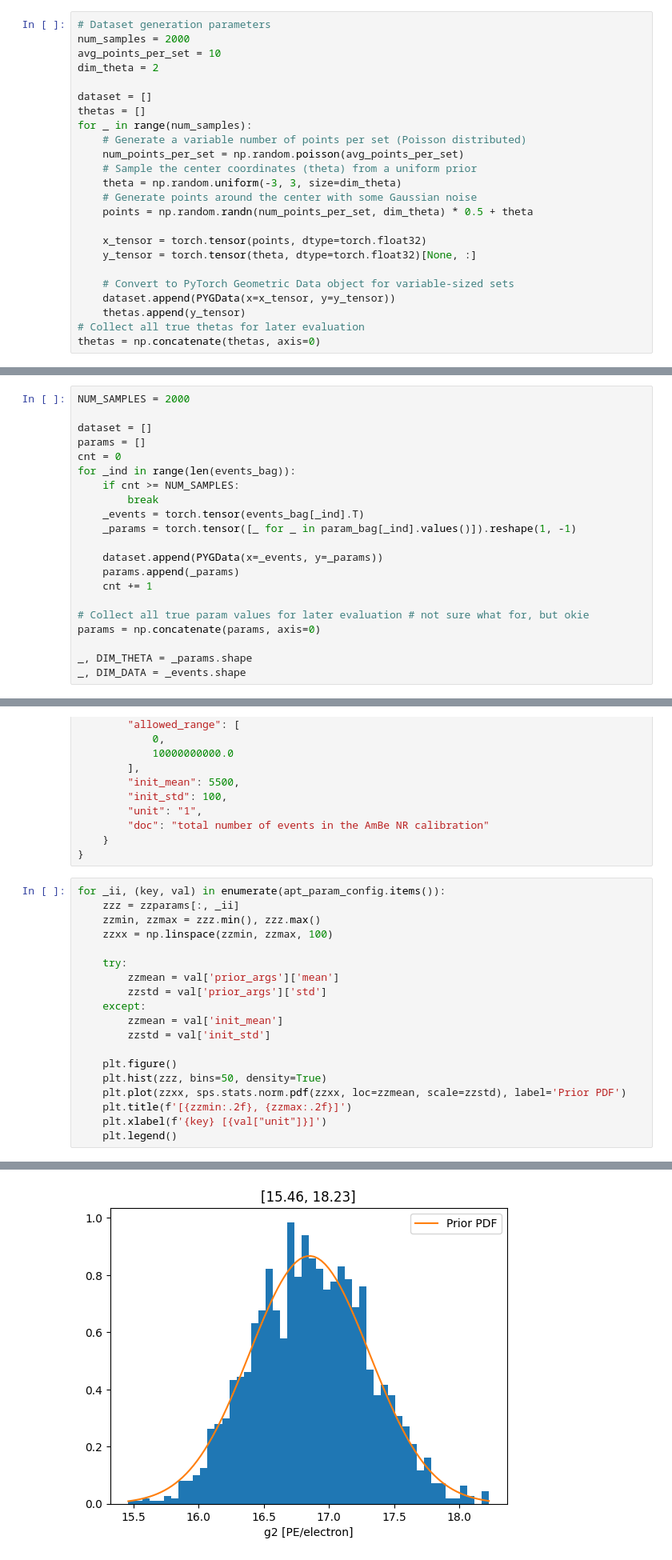
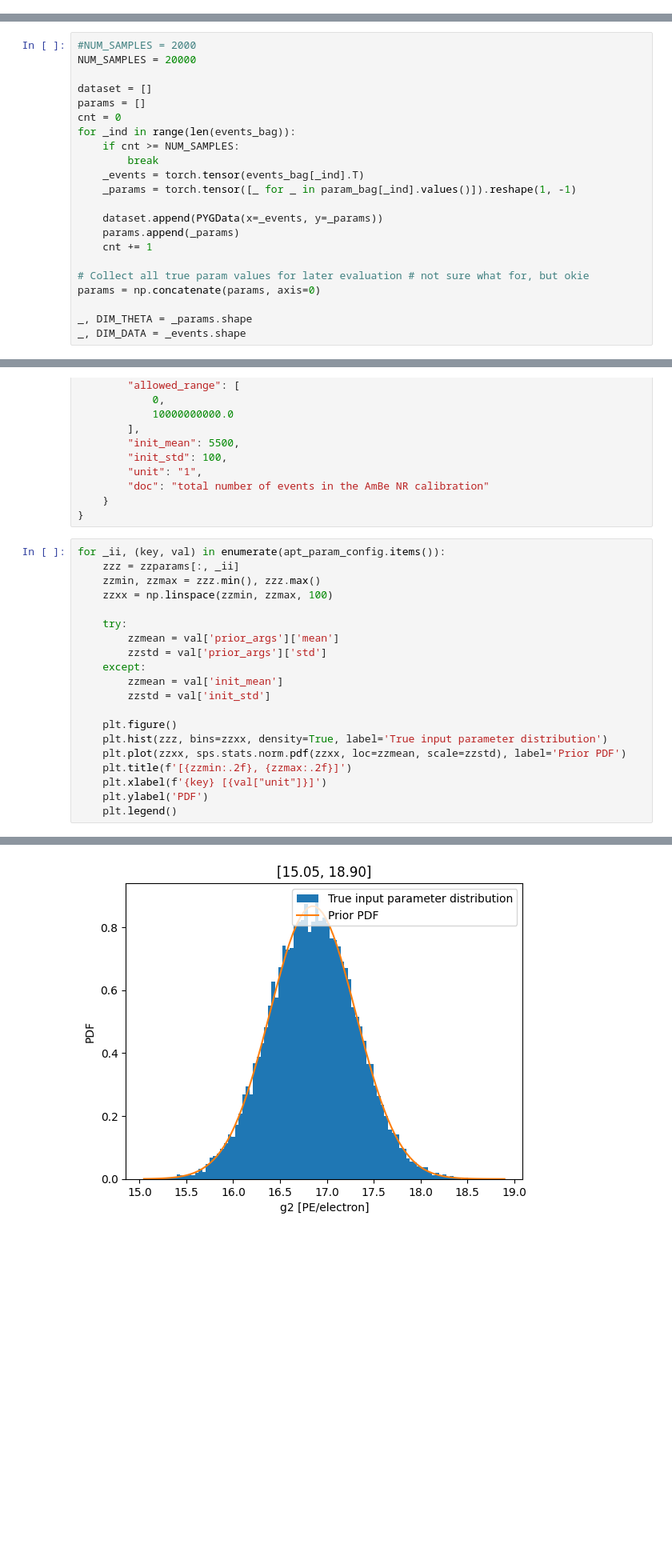
Before and after one commit to plt109/ltu-ili, a Jupyter notebook: notebooks/ambe_fits/poke_embedding.ipynb, the cells around one changed output, grey strips where cells are left out. Shown at 80% size. Cells and saved outputs as stored; diff of their text form; blank space fills up the shorter version.

```diff
--- a/notebooks/ambe_fits/poke_embedding.ipynb
+++ b/notebooks/ambe_fits/poke_embedding.ipynb
@@ -36,27 +36,3 @@ To enable the following instructions: AVX2 FMA, in other operations, rebuild Ten
 ### Toy Point Set Dataset
 We generate sets of 2D points. Each set is drawn from a normal distribution with a random center.
 The task is to predict the center coordinates (theta) from the unordered set of points.
-# %%
-# Dataset generation parameters
-num_samples = 2000
-avg_points_per_set = 10
-dim_theta = 2
-
-dataset = []
-thetas = []
-for _ in range(num_samples):
-    # Generate a variable number of points per set (Poisson distributed)
-    num_points_per_set = np.random.poisson(avg_points_per_set)
-    # Sample the center coordinates (theta) from a uniform prior
-    theta = np.random.uniform(-3, 3, size=dim_theta)
-    # Generate points around the center with some Gaussian noise
-    points = np.random.randn(num_points_per_set, dim_theta) * 0.5 + theta
-
-    x_tensor = torch.tensor(points, dtype=torch.float32)
-    y_tensor = torch.tensor(theta, dtype=torch.float32)[None, :]
-
-    # Convert to PyTorch Geometric Data object for variable-sized sets
-    dataset.append(PYGData(x=x_tensor, y=y_tensor))
-    thetas.append(y_tensor)
-# Collect all true thetas for later evaluation
-thetas = np.concatenate(thetas, axis=0)
@@ -91,7 +89,8 @@ aa = np.load(fname, allow_pickle=True).item()
 param_bag = aa['param_bag'] # list of dictionary of the params and values
 events_bag = aa['events_bag'] # list of array, (2, n) in shape
 # %%
-NUM_SAMPLES = 2000
+#NUM_SAMPLES = 2000
+NUM_SAMPLES = 20000
 
 dataset = []
 params = []
@@ -184,9 +183,10 @@ for _ii, (key, val) in enumerate(apt_param_config.items()):
         zzstd = val['init_std']
 
     plt.figure()
-    plt.hist(zzz, bins=50, density=True)
+    plt.hist(zzz, bins=zzxx, density=True, label='True input parameter distribution')
     plt.plot(zzxx, sps.stats.norm.pdf(zzxx, loc=zzmean, scale=zzstd), label='Prior PDF')
     plt.title(f'[{zzmin:.2f}, {zzmax:.2f}]')
     plt.xlabel(f'{key} [{val["unit"]}]')
+    plt.ylabel('PDF')
     plt.legend()
 # %% [output]
@@ -194 +194 @@ for _ii, (key, val) in enumerate(apt_param_config.items()):
-[figure, old version]
+[figure, new version]
```
Also changed, not shown: parts of 21 cells of this notebook, 1 other file.
